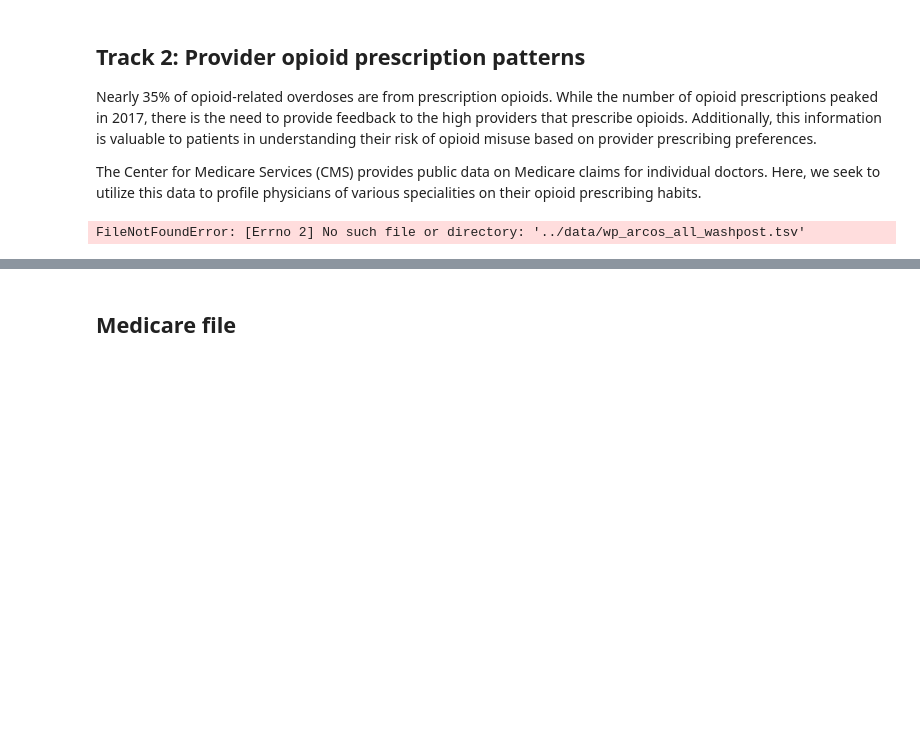
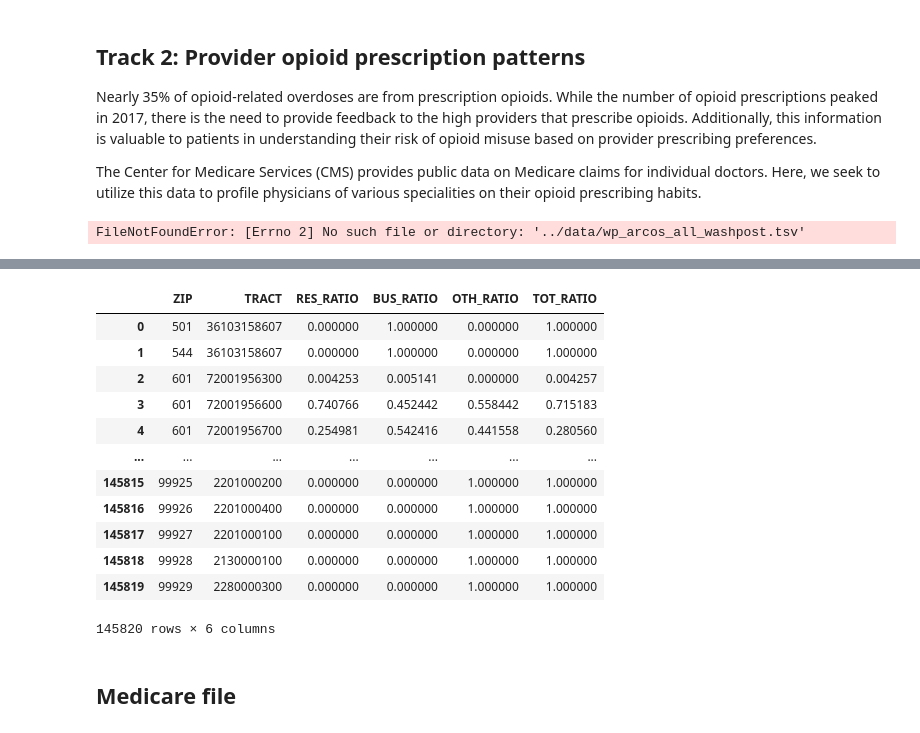
Before and after one commit to jessicambs/hacknights, a Jupyter notebook: opioid-analytics/01_opioid-distribution-prescription-patterns.ipynb, the cells around one changed output, grey strips where cells are left out. Cells and saved outputs as stored; diff of their text form; code cells hidden in the pictures; blank space fills up the shorter version.

Commit message:
add zip-tract data

```diff
--- a/opioid-analytics/01_opioid-distribution-prescription-patterns.ipynb
+++ b/opioid-analytics/01_opioid-distribution-prescription-patterns.ipynb
@@ -108,6 +108,24 @@ chunk.groupby('Revised_Company_Name').aggregate('sum').sort_values('DOSAGE_UNIT'
 | Auriga Pharmaceuticals, LLC | 26422 | 22732 | 18386 | 29258040602 | 2.0 | 0.0 | 0.0 | 0.0 | ... |
 | Watson Pharma, Inc. | 90670 | 92028 | 9193 | 62022081801 | 1.0 | 0.0 | 0.0 | 0.0 | ... |
 | WraSer Pharmaceuticals | 20785 | 24112 | 9143 | 66992031010 | 1.0 | 0.0 | 0.0 | 0.0 | ... |
+# %%
+zip_tract = pd.read_csv('data/ZIP_TRACT_122010.csv')
+# %%
+zip_tract
+# %% [output]
+|  | ZIP | TRACT | RES_RATIO | BUS_RATIO | OTH_RATIO | TOT_RATIO |
+| 0 | 501 | 36103158607 | 0.000000 | 1.000000 | 0.000000 | 1.000000 |
+| 1 | 544 | 36103158607 | 0.000000 | 1.000000 | 0.000000 | 1.000000 |
+| 2 | 601 | 72001956300 | 0.004253 | 0.005141 | 0.000000 | 0.004257 |
+| 3 | 601 | 72001956600 | 0.740766 | 0.452442 | 0.558442 | 0.715183 |
+| 4 | 601 | 72001956700 | 0.254981 | 0.542416 | 0.441558 | 0.280560 |
+| ... | ... | ... | ... | ... | ... | ... |
+| 145815 | 99925 | 2201000200 | 0.000000 | 0.000000 | 1.000000 | 1.000000 |
+| 145816 | 99926 | 2201000400 | 0.000000 | 0.000000 | 1.000000 | 1.000000 |
+| 145817 | 99927 | 2201000100 | 0.000000 | 0.000000 | 1.000000 | 1.000000 |
+| 145818 | 99928 | 2130000100 | 0.000000 | 0.000000 | 1.000000 | 1.000000 |
+| 145819 | 99929 | 2280000300 | 0.000000 | 0.000000 | 1.000000 | 1.000000 |
+145820 rows × 6 columns
 # %% [markdown]
 ## Medicare file
 # %%
```
Also changed, not shown: parts of 1 cell of this notebook.
